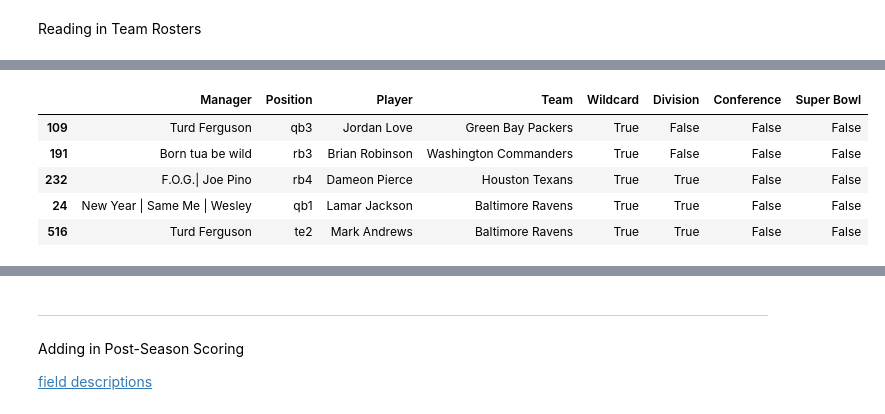
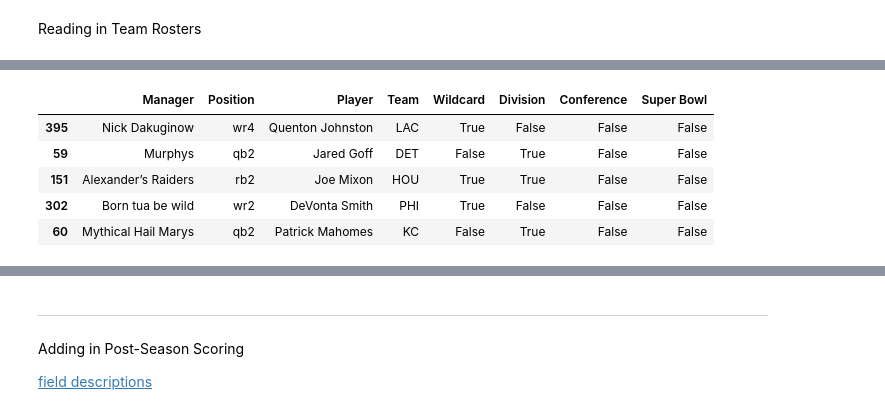
Before and after one commit to erincmurphy83/FFPE25, a Jupyter notebook: 0_data_cleaning.ipynb, the cells around one changed output, grey strips where cells are left out. Saved outputs shown, nothing was run; the diff lists cells and outputs as text; code cells hidden in the pictures.

```diff
--- a/0_data_cleaning.ipynb
+++ b/0_data_cleaning.ipynb
@@ -48,10 +46,28 @@ df.rename(columns={'variable': 'Position'}, inplace=True)
 # Split player names and team names
 df[['Player', 'Team']] = df['Player'].str.split('|', expand=True)
 
-#remove extra spaces
+# Remove extra spaces
 df['Player'] = df['Player'].str.strip()
 df['Team'] = df['Team'].str.strip()
 
+# Map team names to abbreviations
+teams_dict = {'Baltimore Ravens':'BAL',
+              'Buffalo Bills':'BUF',
+              'Denver Broncos':'DEN',
+              'Detroit Lions':'DET',
+              'Green Bay Packers':'GB',
+              'Houston Texans':'HOU',
+              'Kansas City Chiefs': 'KC',
+              'Los Angeles Chargers': 'LAC',
+              'Los Angeles Rams': 'LAR',
+              'Minnesota Vikings': 'MIN',
+              'Philadelphia Eagles': 'PHI',
+              'Pittsburgh Steelers': 'PIT',
+              'Tampa Bay Buccaneers': 'TB',
+              'Washington Commanders': 'WAS'}
+
+df['Team'] = df['Team'].map(teams_dict)
+
 df.head()
 # %% [output]
 |  | Manager | Position | Player | Team |
@@ -63,9 +78,0 @@ df.head()
-# %%
-# Fixing typos in player names and unifying spelling
-typos = {"Deebo Samual":"Deebo Samuel", "Jermone Ford":"Jerome Ford", "Edwards-Helaire":"Clyde Edwards-Helaire",
-        "Clyde Edwards Helaire":"Clyde Edwards-Helaire", "Patrick Toney":"Kadarius Toney", "AJ Brown":"A.J. Brown",
-        "Deandre Swift":"D'Andre Swift", "Davonte Smith":"DeVonta Smith", "Devonte Smith":"DeVonta Smith"}
-
-df['Player'] = df.Player.replace(typos)
-
-df.sort_values(['Team', 'Player'])
@@ -86,25 +79,25 @@ df.sort_values(['Team', 'Player'])
 # %%
 ## Adding the 4 weeks of Playoffs and Filtering to only teams playing
-wc_teams = ['Detroit Lions', 'Kansas City Chiefs']
+wc_teams = ['DET', 'KC']
 df['Wildcard'] = df.Team.apply(lambda t: False if t in wc_teams else True)
 
 # Divisional
-div_teams = ['Detroit Lions', 'Kansas City Chiefs', 'Houston Texans', 'Baltimore Ravens']
+div_teams = ['DET', 'KC', 'HOU', 'BAL', 'BUF', 'PHI']
 df['Division'] = df.Team.isin(div_teams)
 
 # Conference
 conf_teams = []
 df['Conference'] = df.Team.isin(conf_teams)
 
 # Super Bowl
 sb_teams = []
 df['Super Bowl'] = df.Team.isin(sb_teams)
 
 df.sample(5)
 # %% [output]
 |  | Manager | Position | Player | Team | Wildcard | Division | Conference | Super Bowl |
-| 109 | Turd Ferguson | qb3 | Jordan Love | Green Bay Packers | True | False | False | False |
-| 191 | Born tua be wild | rb3 | Brian Robinson | Washington Commanders | True | False | False | False |
-| 232 | F.O.G.| Joe Pino | rb4 | Dameon Pierce | Houston Texans | True | True | False | False |
-| 24 | New Year | Same Me | Wesley | qb1 | Lamar Jackson | Baltimore Ravens | True | True | False | False |
-| 516 | Turd Ferguson | te2 | Mark Andrews | Baltimore Ravens | True | True | False | False |
+| 395 | Nick Dakuginow | wr4 | Quenton Johnston | LAC | True | False | False | False |
+| 59 | Murphys | qb2 | Jared Goff | DET | False | True | False | False |
+| 151 | Alexander’s Raiders | rb2 | Joe Mixon | HOU | True | True | False | False |
+| 302 | Born tua be wild | wr2 | DeVonta Smith | PHI | True | False | False | False |
+| 60 | Mythical Hail Marys | qb2 | Patrick Mahomes | KC | False | True | False | False |
```
Also changed, not shown: parts of 39 cells of this notebook.
